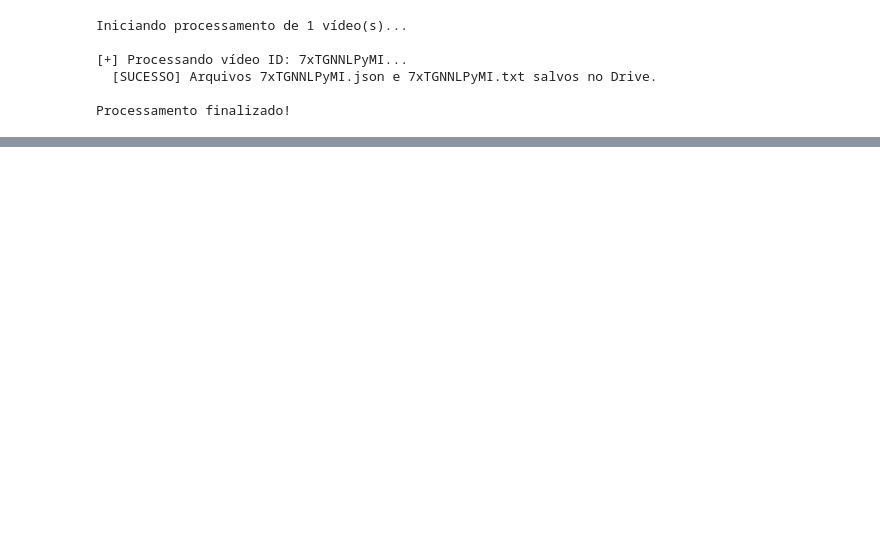
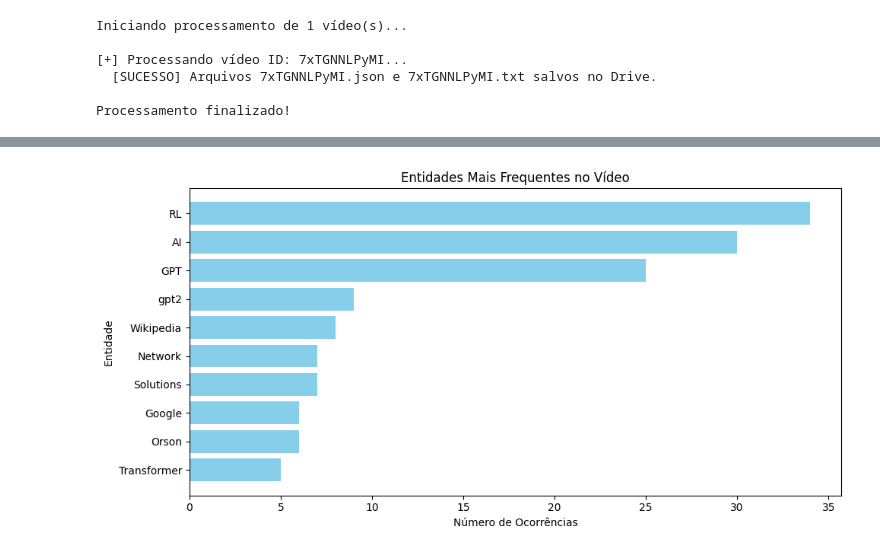
Before and after one commit to HenriqueEduardo1/redes-de-coocorrencia-de-entidades, a Jupyter notebook: notebooks/ner_videocast.ipynb, the cells around one changed output, grey strips where cells are left out. Cells and saved outputs as stored; diff of their text form; code cells hidden in the pictures; blank space fills up the shorter version.

Commit message:
add: grafo inicial de entidades nomeadas

```diff
--- a/notebooks/ner_videocast.ipynb
+++ b/notebooks/ner_videocast.ipynb
@@ -116,0 +105,80 @@ You can now load the package via spacy.load('en_core_web_sm')
+# %%
+import spacy
+from collections import Counter
+import matplotlib.pyplot as plt
+import os
+
+VIDEO_ID = "7xTGNNLPyMI"
+TEXT_FILE_PATH = f"/content/drive/MyDrive/NER/Transcricoes/{VIDEO_ID}.txt"
+
+# Verifica se o arquivo existe
+if not os.path.exists(TEXT_FILE_PATH):
+    print(f"[ERRO] Arquivo não encontrado: {TEXT_FILE_PATH}")
+    print("Verifique se o ID está correto e se o passo de transcrição foi concluído.")
+else:
+    # 2. Carrega o texto e o modelo do spaCy
+    print("Carregando o texto e inicializando o spaCy (isso pode levar alguns segundos)...")
+    with open(TEXT_FILE_PATH, 'r', encoding='utf-8') as f:
+        text = f.read()
+
+    nlp = spacy.load("en_core_web_sm")
+    doc = nlp(text)
+
+    # 3. Extração de Estatísticas Básicas
+    num_words = len([token for token in doc if not token.is_punct])
+    num_sentences = len(list(doc.sents))
+    print("\n" + "="*40)
+    print("ESTATÍSTICAS BÁSICAS DO VÍDEO")
+    print("="*40)
+    print(f"Total de Palavras: {num_words}")
+    print(f"Total de Frases: {num_sentences}")
+
+    # 4. Extração de Entidades Nomeadas (NER)
+    print("\n" + "="*40)
+    print("ANÁLISE DE ENTIDADES NOMEADAS (NER)")
+    print("="*40)
+
+    # Conta a frequência de cada categoria de entidade (ex: ORG, PERSON, GPE)
+    entity_labels = Counter([ent.label_ for ent in doc.ents])
+    print("Distribuição dos Tipos de Entidades:")
+    for label, count in entity_labels.most_common():
+        print(f" - {label}: {count} ocorrências")
+
+    # Extrai as entidades específicas mais citadas (filtrando Pessoas, Organizações e Locais)
+    target_labels = ['PERSON', 'ORG', 'GPE', 'PRODUCT']
+    top_entities = Counter([ent.text.strip() for ent in doc.ents if ent.label_ in target_labels])
+
+    print("\nTop 10 Entidades Mais Citadas (Pessoas, Organizações, Locais, Produtos):")
+    for ent, count in top_entities.most_common(10):
+        print(f" - {ent}: {count}x")
+
+    # 5. Extração de Conceitos (Substantivos mais comuns, ignorando Stop Words)
+    # Isso ajuda a entender o "assunto" do vídeo além das entidades com nome próprio
+    keywords = Counter([
+        token.lemma_.lower() for token in doc
+        if token.pos_ in ['NOUN', 'PROPN'] and not token.is_stop and token.is_alpha
+    ])
+
+    print("\n" + "="*40)
+    print("TÓPICOS E CONCEITOS PRINCIPAIS")
+    print("="*40)
+    print("Top 10 Substantivos/Termos Chave:")
+    for word, count in keywords.most_common(10):
+        print(f" - {word}: {count}x")
+
+    # 6. Visualização Gráfica das Entidades
+    # Plota as entidades mais comuns para facilitar a visualização
+    top_n = 10
+    if top_entities:
+        labels, values = zip(*top_entities.most_common(top_n))
+
+        plt.figure(figsize=(10, 5))
+        plt.barh(labels[::-1], values[::-1], color='skyblue')
+        plt.title('Entidades Mais Frequentes no Vídeo')
+        plt.xlabel('Número de Ocorrências')
+        plt.ylabel('Entidade')
+        plt.tight_layout()
+        plt.show()
+    else:
+        print("\n[AVISO] Nenhuma entidade alvo foi encontrada para gerar o gráfico.")
+# %% [output]
@@ -116,0 +202 @@ You can now load the package via spacy.load('en_core_web_sm')
+[figure, added]
```
Also changed, not shown: parts of 5 cells of this notebook.
